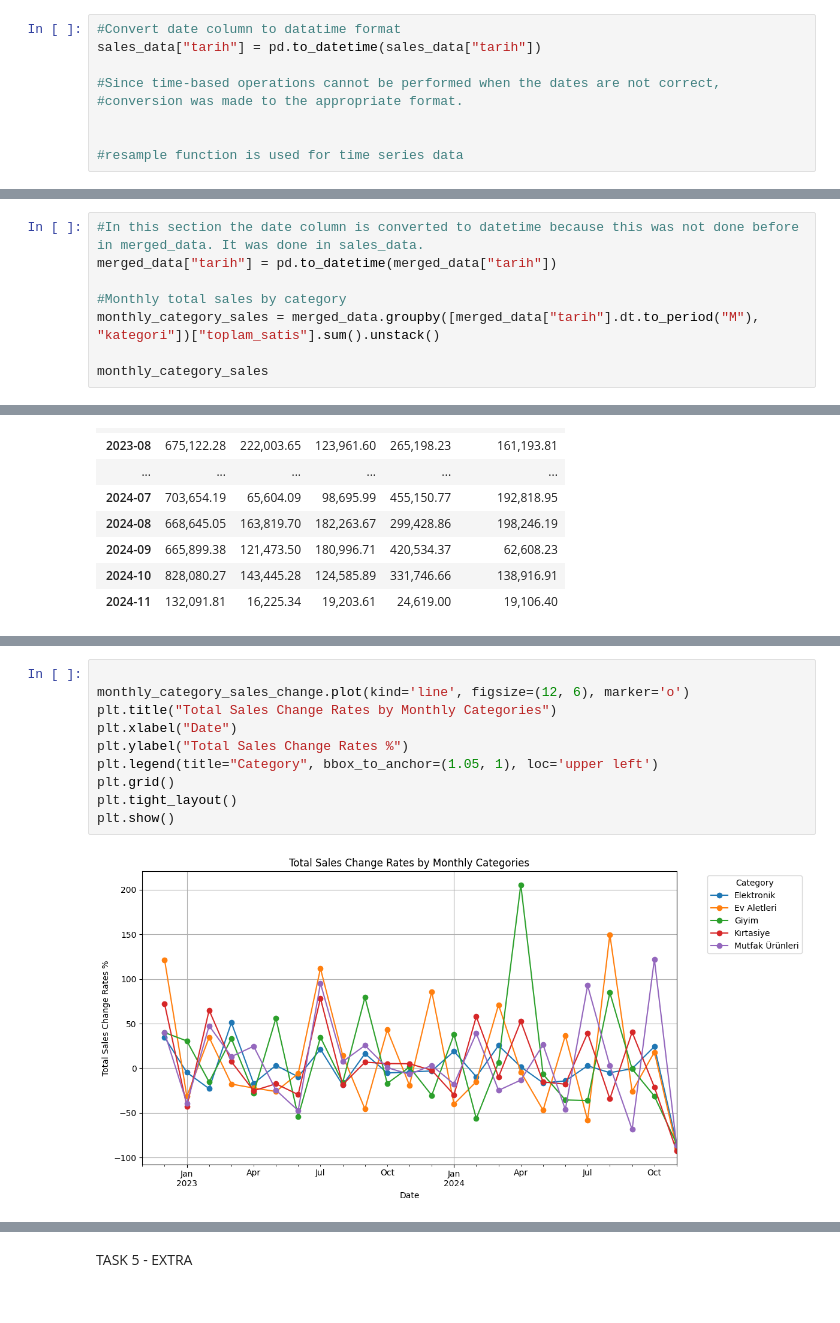
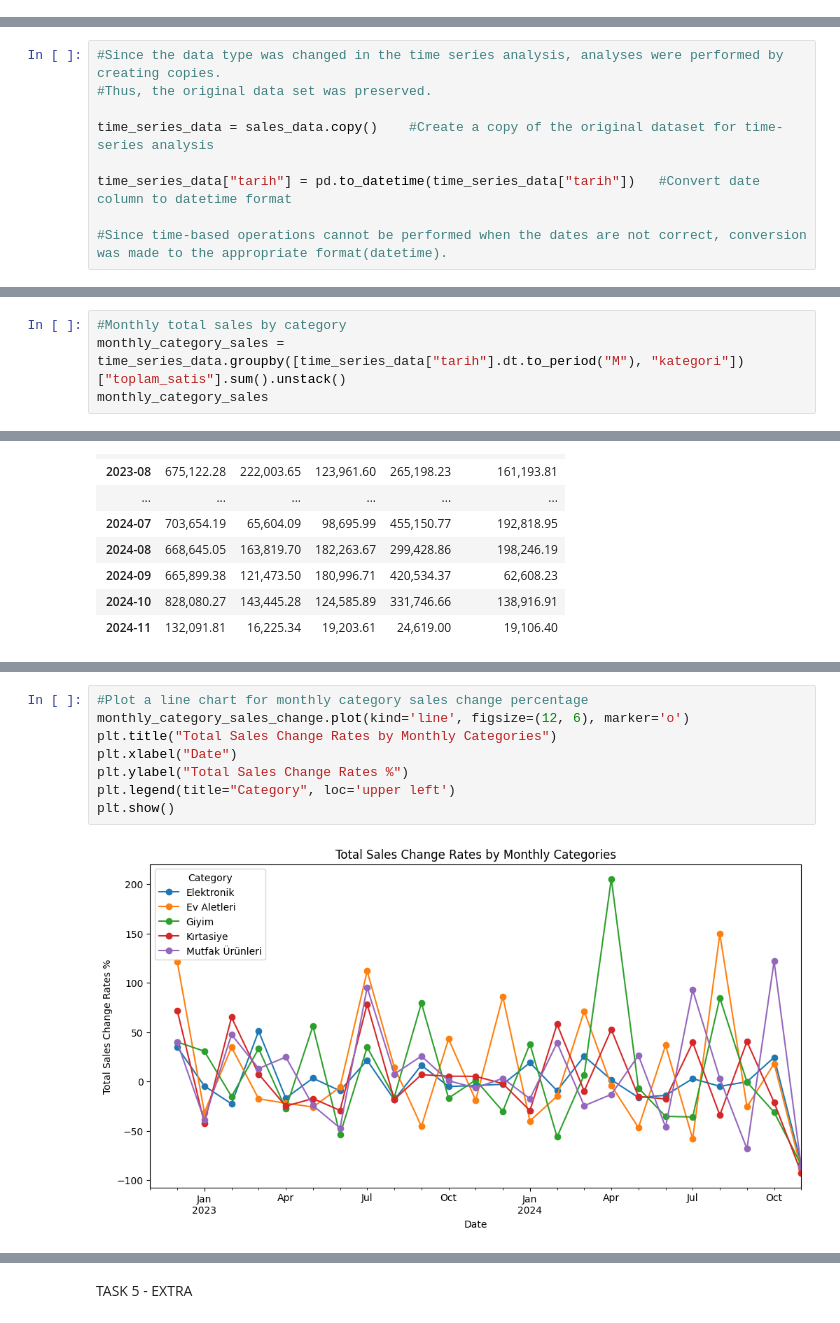
Before and after one commit to Aleynaunver/Data-Analysis-and-Manipulation, a Jupyter notebook: main.ipynb, the cells around one changed output, grey strips where cells are left out. Drawn from its saved outputs; the diff is of its cells as text.

```diff
--- a/main.ipynb
+++ b/main.ipynb
@@ -258,9 +254,0 @@ Since there were no customer details in the analyses in this task, the sales_dat
-# %%
-#Convert date column to datatime format
-sales_data["tarih"] = pd.to_datetime(sales_data["tarih"])
-
-#Since time-based operations cannot be performed when the dates are not correct,
-#conversion was made to the appropriate format.
-
-
-#resample function is used for time series data
@@ -516,0 +257,9 @@ plt.show()
+# %%
+#Since the data type was changed in the time series analysis, analyses were performed by creating copies.
+#Thus, the original data set was preserved.
+
+time_series_data = sales_data.copy()    #Create a copy of the original dataset for time-series analysis
+
+time_series_data["tarih"] = pd.to_datetime(time_series_data["tarih"])   #Convert date column to datetime format
+
+#Since time-based operations cannot be performed when the dates are not correct, conversion was made to the appropriate format(datetime).
@@ -856,10 +1053,6 @@ plt.grid()
 # %%
-#In this section the date column is converted to datetime because this was not done before in merged_data. It was done in sales_data.
-merged_data["tarih"] = pd.to_datetime(merged_data["tarih"])
-
 #Monthly total sales by category
-monthly_category_sales = merged_data.groupby([merged_data["tarih"].dt.to_period("M"), "kategori"])["toplam_satis"].sum().unstack()
-
+monthly_category_sales = time_series_data.groupby([time_series_data["tarih"].dt.to_period("M"), "kategori"])["toplam_satis"].sum().unstack()
 monthly_category_sales
 # %% [output]
 | kategori | Elektronik | Ev Aletleri | Giyim | Kırtasiye | Mutfak Ürünleri |
@@ -886,12 +1101,10 @@ monthly_category_sales_change = monthly_category_sales.pct_change() * 100
 # %%
-
+#Plot a line chart for monthly category sales change percentage
 monthly_category_sales_change.plot(kind='line', figsize=(12, 6), marker='o')
 plt.title("Total Sales Change Rates by Monthly Categories")
 plt.xlabel("Date")
 plt.ylabel("Total Sales Change Rates %")
-plt.legend(title="Category", bbox_to_anchor=(1.05, 1), loc='upper left')
-plt.grid()
-plt.tight_layout()
+plt.legend(title="Category", loc='upper left')
 plt.show()
 # %% [output]
-[figure, old version]
+[figure, new version]
```
Also changed, not shown: parts of 109 cells of this notebook.
